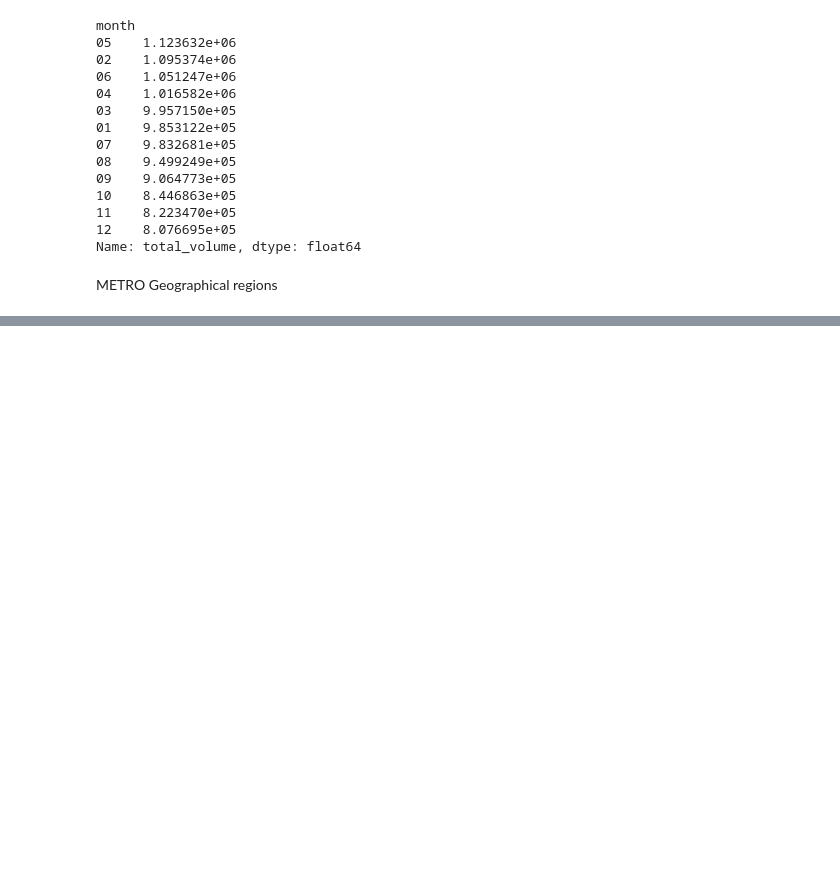
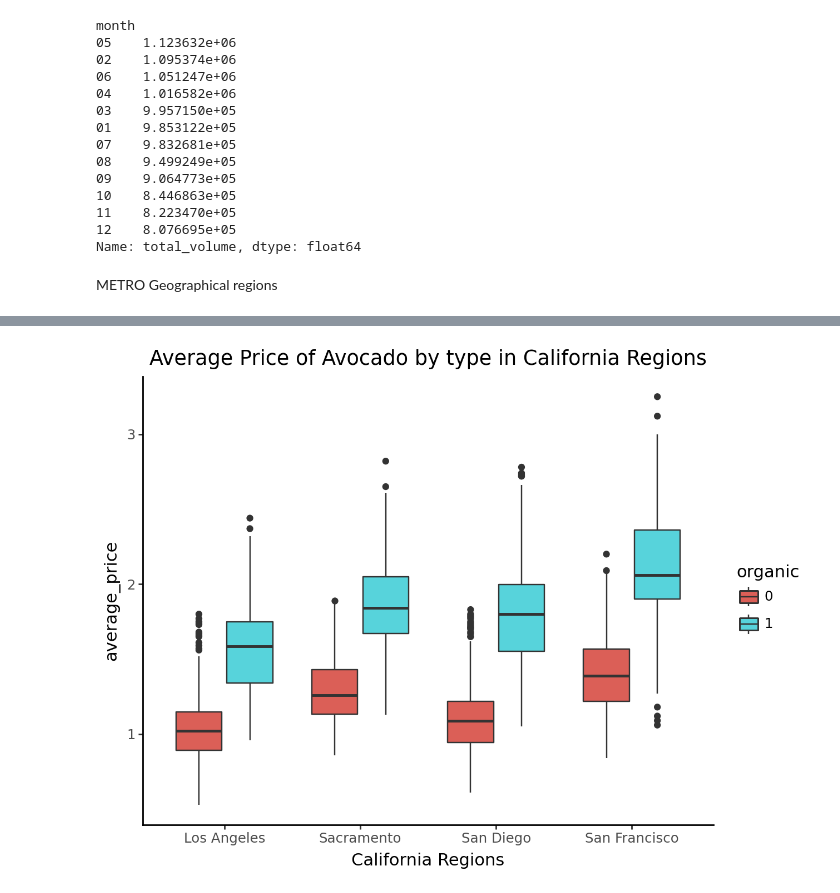
Before and after one commit to davisbove/GSB_544, a Jupyter notebook: Lab_2/Lab_2.ipynb, the cells around one changed output, grey strips where cells are left out. Cells and saved outputs as stored; diff of their text form; code cells hidden in the pictures; blank space fills up the shorter version.

```diff
--- a/Lab_2/Lab_2.ipynb
+++ b/Lab_2/Lab_2.ipynb
@@ -124,0 +161,5 @@ METRO Geographical regions
+# %%
+#Filtering to California Regions
+
+Cali = ["Los Angeles", "San Diego", "Sacramento", "San Francisco"]
+Cali_df = (avocado_clean[avocado_clean["geography"].isin(Cali)])
@@ -124,0 +214,6 @@ METRO Geographical regions
+# %%
+# Cali_df["organic"] = Cali_df["organic"].astype(str)
+(ggplot(Cali_df, aes( x = "geography", y = "average_price", fill = "organic")) + geom_boxplot() + theme_classic()+ labs( x= "California Regions", y = "average_price", title = "Average Price of Avocado by type in California Regions"))
+#Side by side plot of the average price of organic vs. conventional avocados
+# %% [output]
+[figure, added]
```
Also changed, not shown: parts of 10 cells of this notebook, 1 other file.
